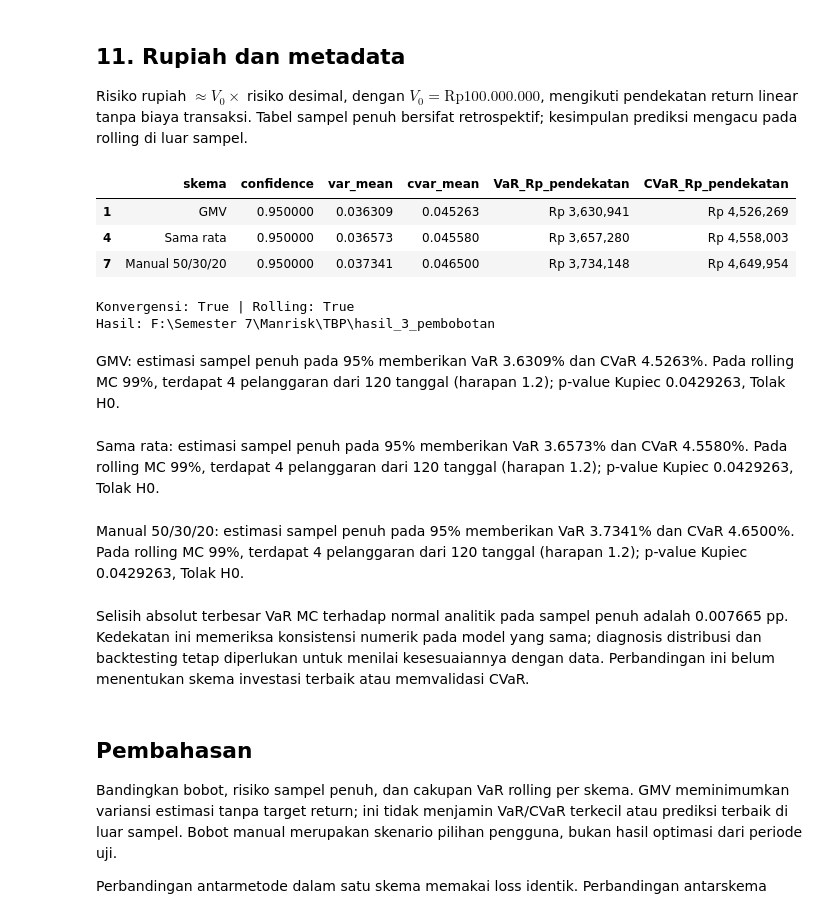
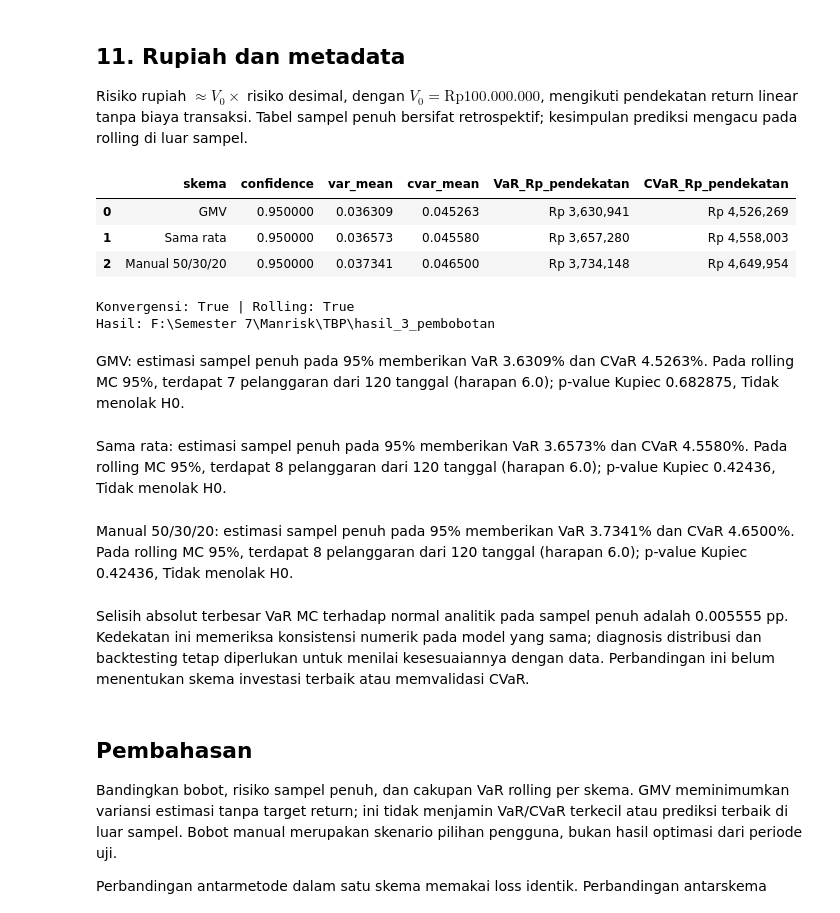
Before and after one commit to wildanjr19/manajemen-resiko, a Jupyter notebook: notebooks/replikasi_var_cvar_artikel_3_pembobotan.ipynb, the cells around one changed output. Saved outputs shown, nothing was run; the diff lists cells and outputs as text; code cells hidden in the pictures.

Commit message:
Use 95 percent confidence for three-weighting experiment

```diff
--- a/notebooks/replikasi_var_cvar_artikel_3_pembobotan.ipynb
+++ b/notebooks/replikasi_var_cvar_artikel_3_pembobotan.ipynb
@@ -69,7 +69,7 @@ RETURN_START = '2025-11-10'
 RETURN_END = '2026-11-10'
 DOWNLOAD_START = '2025-10-01'
 DOWNLOAD_END = '2026-11-11'  # Batas akhir yfinance tidak disertakan.
-LEVELS = np.array([0.90, 0.95, 0.99])
+LEVELS = np.array([0.95])
 ALPHA = 0.05
 M = 10_000
 K = 100
@@ -949,44 +930,44 @@ config_record = {
     'convergence_completed': convergence_table is not None,
     'rolling_completed': rolling_kupiec is not None, 'rolling_run_ids': rolling_run_ids,
     'recorded_at_utc': datetime.now(timezone.utc).isoformat(),
 }
 (RESULT_DIR / 'konfigurasi_eksekusi.json').write_text(
     json.dumps(config_record, indent=2, allow_nan=False), encoding='utf-8')
 print('Konvergensi:', convergence_table is not None, '| Rolling:', rolling_kupiec is not None)
 print('Hasil:', RESULT_DIR)
 
 for scheme in SCHEMES:
     risk = full_summary.loc[(full_summary['skema'] == scheme) &
         np.isclose(full_summary['confidence'], 0.95)].iloc[0]
     text = (f"{scheme}: estimasi sampel penuh pada 95% memberikan VaR "
             f"{risk['var_mean']:.4%} dan CVaR {risk['cvar_mean']:.4%}. ")
     if rolling_kupiec is not None:
         check = rolling_kupiec.loc[(rolling_kupiec['skema'] == scheme) &
             (rolling_kupiec['method'] == 'Monte Carlo') &
-            np.isclose(rolling_kupiec['confidence'], 0.99)].iloc[0]
-        text += (f"Pada rolling MC 99%, terdapat {int(check['x'])} pelanggaran "
+            np.isclose(rolling_kupiec['confidence'], 0.95)].iloc[0]
+        text += (f"Pada rolling MC 95%, terdapat {int(check['x'])} pelanggaran "
                  f"dari {int(check['n'])} tanggal (harapan {check['expected_x']:.1f}); "
                  f"p-value Kupiec {check['p_value']:.6g}, {check['keputusan_5pct']}.")
     display(Markdown(text))
 max_var_difference_pp = comparison_table['var_difference'].abs().max() * 100
 display(Markdown(
     f"Selisih absolut terbesar VaR MC terhadap normal analitik pada sampel penuh "
     f"adalah {max_var_difference_pp:.6f} pp. Kedekatan ini memeriksa konsistensi "
     "numerik pada model yang sama; diagnosis distribusi dan backtesting tetap "
     "diperlukan untuk menilai kesesuaiannya dengan data. Perbandingan ini belum "
     "menentukan skema investasi terbaik atau memvalidasi CVaR."
 ))
 # %% [output]
 |  | skema | confidence | var_mean | cvar_mean | VaR_Rp_pendekatan | CVaR_Rp_pendekatan |
-| 1 | GMV | 0.950000 | 0.036309 | 0.045263 | Rp 3,630,941 | Rp 4,526,269 |
-| 4 | Sama rata | 0.950000 | 0.036573 | 0.045580 | Rp 3,657,280 | Rp 4,558,003 |
-| 7 | Manual 50/30/20 | 0.950000 | 0.037341 | 0.046500 | Rp 3,734,148 | Rp 4,649,954 |
+| 0 | GMV | 0.950000 | 0.036309 | 0.045263 | Rp 3,630,941 | Rp 4,526,269 |
+| 1 | Sama rata | 0.950000 | 0.036573 | 0.045580 | Rp 3,657,280 | Rp 4,558,003 |
+| 2 | Manual 50/30/20 | 0.950000 | 0.037341 | 0.046500 | Rp 3,734,148 | Rp 4,649,954 |
 Konvergensi: True | Rolling: True
 Hasil: F:\Semester 7\Manrisk\TBP\hasil_3_pembobotan
-GMV: estimasi sampel penuh pada 95% memberikan VaR 3.6309% dan CVaR 4.5263%. Pada rolling MC 99%, terdapat 4 pelanggaran dari 120 tanggal (harapan 1.2); p-value Kupiec 0.0429263, Tolak H0.
+GMV: estimasi sampel penuh pada 95% memberikan VaR 3.6309% dan CVaR 4.5263%. Pada rolling MC 95%, terdapat 7 pelanggaran dari 120 tanggal (harapan 6.0); p-value Kupiec 0.682875, Tidak menolak H0.
-Sama rata: estimasi sampel penuh pada 95% memberikan VaR 3.6573% dan CVaR 4.5580%. Pada rolling MC 99%, terdapat 4 pelanggaran dari 120 tanggal (harapan 1.2); p-value Kupiec 0.0429263, Tolak H0.
+Sama rata: estimasi sampel penuh pada 95% memberikan VaR 3.6573% dan CVaR 4.5580%. Pada rolling MC 95%, terdapat 8 pelanggaran dari 120 tanggal (harapan 6.0); p-value Kupiec 0.42436, Tidak menolak H0.
-Manual 50/30/20: estimasi sampel penuh pada 95% memberikan VaR 3.7341% dan CVaR 4.6500%. Pada rolling MC 99%, terdapat 4 pelanggaran dari 120 tanggal (harapan 1.2); p-value Kupiec 0.0429263, Tolak H0.
+Manual 50/30/20: estimasi sampel penuh pada 95% memberikan VaR 3.7341% dan CVaR 4.6500%. Pada rolling MC 95%, terdapat 8 pelanggaran dari 120 tanggal (harapan 6.0); p-value Kupiec 0.42436, Tidak menolak H0.
-Selisih absolut terbesar VaR MC terhadap normal analitik pada sampel penuh adalah 0.007665 pp. Kedekatan ini memeriksa konsistensi numerik pada model yang sama; diagnosis distribusi dan backtesting tetap diperlukan untuk menilai kesesuaiannya dengan data. Perbandingan ini belum menentukan skema investasi terbaik atau memvalidasi CVaR.
+Selisih absolut terbesar VaR MC terhadap normal analitik pada sampel penuh adalah 0.005555 pp. Kedekatan ini memeriksa konsistensi numerik pada model yang sama; diagnosis distribusi dan backtesting tetap diperlukan untuk menilai kesesuaiannya dengan data. Perbandingan ini belum menentukan skema investasi terbaik atau memvalidasi CVaR.
 # %% [markdown]
 ## Pembahasan
 
```
Also changed, not shown: parts of 8 cells of this notebook, 15 other files.
